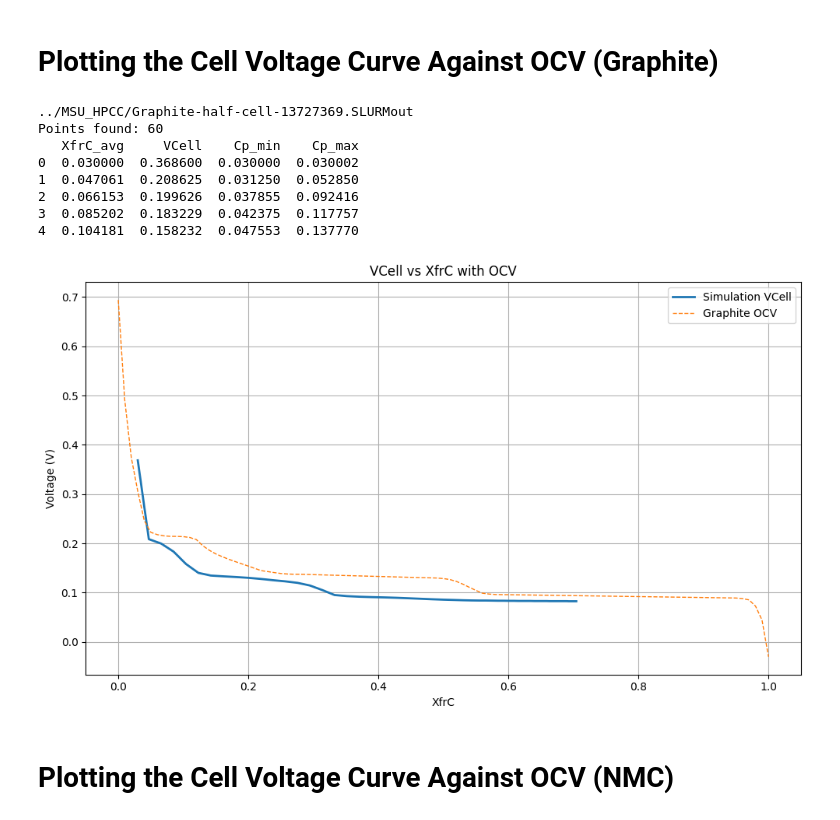
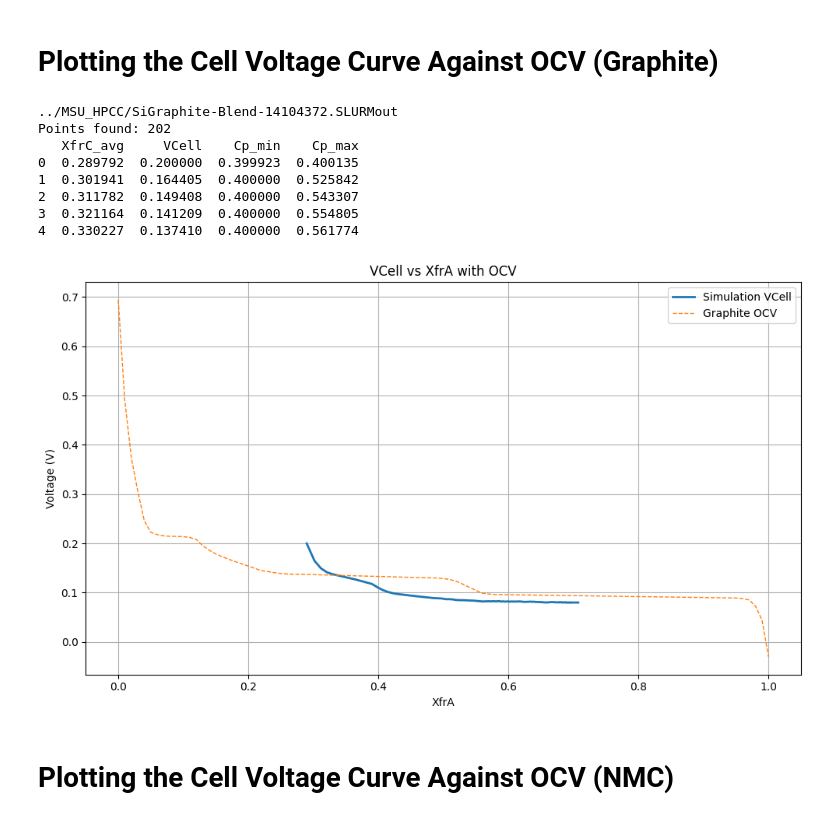
Before and after one commit to HCY-Group/BESFEM, a Jupyter notebook: plotting/OCV_CellVoltage.ipynb, the cells around one changed output. Drawn from its saved outputs; the diff is of its cells as text; code cells hidden in the pictures.

```diff
--- a/plotting/OCV_CellVoltage.ipynb
+++ b/plotting/OCV_CellVoltage.ipynb
@@ -49,7 +49,7 @@ def load_data(file_path):
 # ============================================================
 
 df1 = load_data(
-    "../MSU_HPCC/Graphite-half-cell-13727369.SLURMout"
+    "../MSU_HPCC/SiGraphite-Blend-14104372.SLURMout"
 )
 
 
@@ -70,43 +70,43 @@ df1["ocv"] = np.interp(df1["XfrC_avg"], ticks, ocv)
 # STEP 4: PLOT
 # ============================================================
 
 plt.figure(figsize=(10,6))
 
 # Simulation voltage
 plt.plot(
     df1["XfrC_avg"],
     df1["VCell"],
     linewidth=2,
     label="Simulation VCell"
 )
 
 # OCV curve
 plt.plot(
     ticks,
     ocv,
     '--',
     linewidth=1,
     label="Graphite OCV"
 )
 
-plt.xlabel("XfrC")
+plt.xlabel("XfrA")
 plt.ylabel("Voltage (V)")
-plt.title("VCell vs XfrC with OCV")
+plt.title("VCell vs XfrA with OCV")
 plt.grid(True)
 plt.legend()
 plt.tight_layout()
 
 plt.show()
 # %% [output]
-../MSU_HPCC/Graphite-half-cell-13727369.SLURMout
-Points found: 60
+../MSU_HPCC/SiGraphite-Blend-14104372.SLURMout
+Points found: 202
    XfrC_avg     VCell    Cp_min    Cp_max
-0  0.030000  0.368600  0.030000  0.030002
-1  0.047061  0.208625  0.031250  0.052850
-2  0.066153  0.199626  0.037855  0.092416
-3  0.085202  0.183229  0.042375  0.117757
-4  0.104181  0.158232  0.047553  0.137770
+0  0.289792  0.200000  0.399923  0.400135
+1  0.301941  0.164405  0.400000  0.525842
+2  0.311782  0.149408  0.400000  0.543307
+3  0.321164  0.141209  0.400000  0.554805
+4  0.330227  0.137410  0.400000  0.561774
-[figure, old version]
+[figure, new version]
 # %% [markdown]
 # Plotting the Cell Voltage Curve Against OCV (NMC)
 # %%
```
Also changed, not shown: parts of 3 cells of this notebook, 21 other files.
